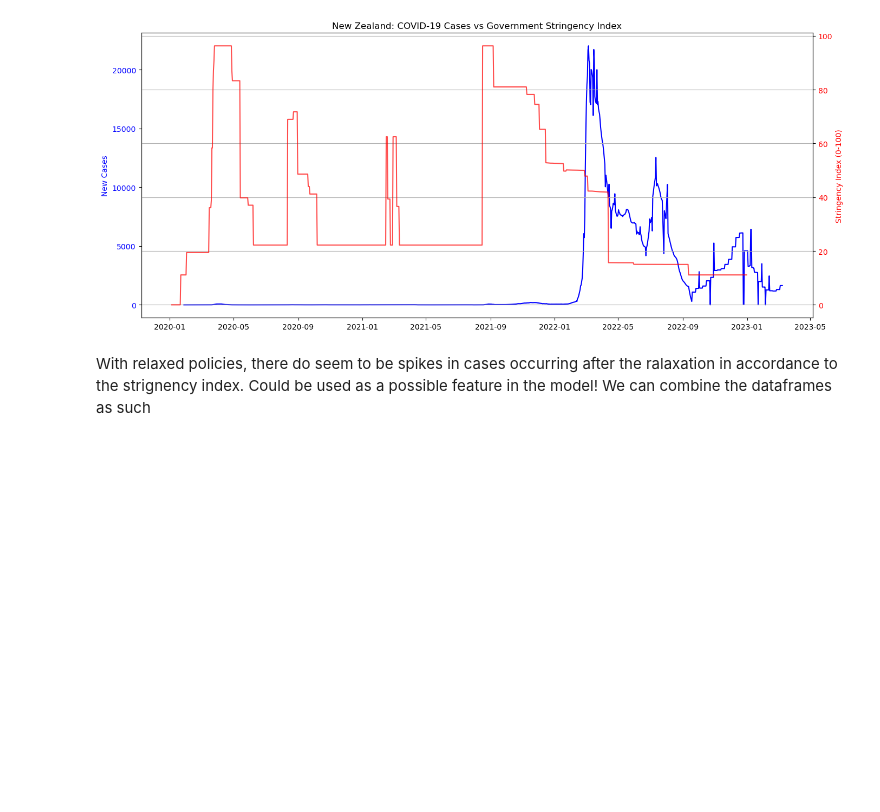
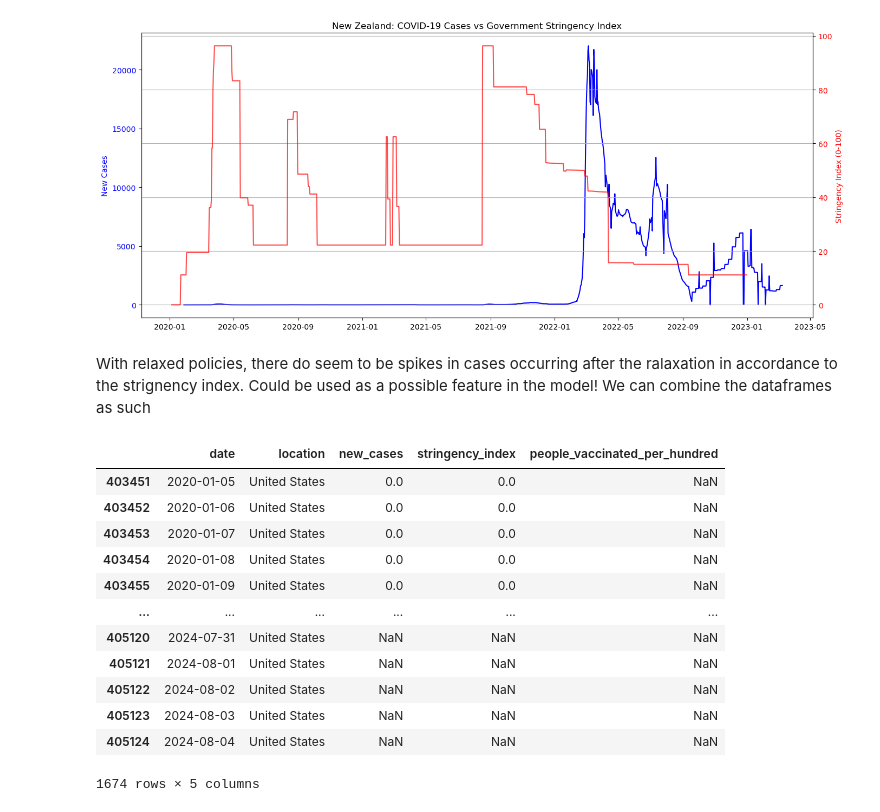
Before and after one commit to RaghavDewangan/Covid-Outbreak-Prediction, a Jupyter notebook: pred.ipynb, the cells around one changed output. Saved outputs shown, nothing was run; the diff lists cells and outputs as text; code cells hidden in the pictures; blank space fills up the shorter version.

```diff
--- a/pred.ipynb
+++ b/pred.ipynb
@@ -246,3 +246,29 @@ nz_combined = daily_cases_nz.join(stringency_nz, how='left')
 us_combined['stringency_index'] = us_combined['stringency_index'].ffill()
 nz_combined['stringency_index'] = nz_combined['stringency_index'].ffill()
 # we added new column regarding stringency index , utilizing missigness imputation of assuming stringency stays the same since NAN
+# %%
+columns = [
+    'date', 'location', 'new_cases', 'stringency_index',
+    'people_vaccinated_per_hundred'
+] # possible features form OWID dataset
+
+owid_filtered = owid[columns] #
+
+us_df = owid_filtered[owid_filtered['location'] == 'United States'].copy()
+nz_df = owid_filtered[owid_filtered['location'] == 'New Zealand'].copy()
+
+us_df
+# %% [output]
+|  | date | location | new_cases | stringency_index | people_vaccinated_per_hundred |
+| 403451 | 2020-01-05 | United States | 0.0 | 0.0 | NaN |
+| 403452 | 2020-01-06 | United States | 0.0 | 0.0 | NaN |
+| 403453 | 2020-01-07 | United States | 0.0 | 0.0 | NaN |
+| 403454 | 2020-01-08 | United States | 0.0 | 0.0 | NaN |
+| 403455 | 2020-01-09 | United States | 0.0 | 0.0 | NaN |
+| ... | ... | ... | ... | ... | ... |
+| 405120 | 2024-07-31 | United States | NaN | NaN | NaN |
+| 405121 | 2024-08-01 | United States | NaN | NaN | NaN |
+| 405122 | 2024-08-02 | United States | NaN | NaN | NaN |
+| 405123 | 2024-08-03 | United States | NaN | NaN | NaN |
+| 405124 | 2024-08-04 | United States | NaN | NaN | NaN |
+1674 rows × 5 columns
```
Also changed, not shown: parts of 2 cells of this notebook.
